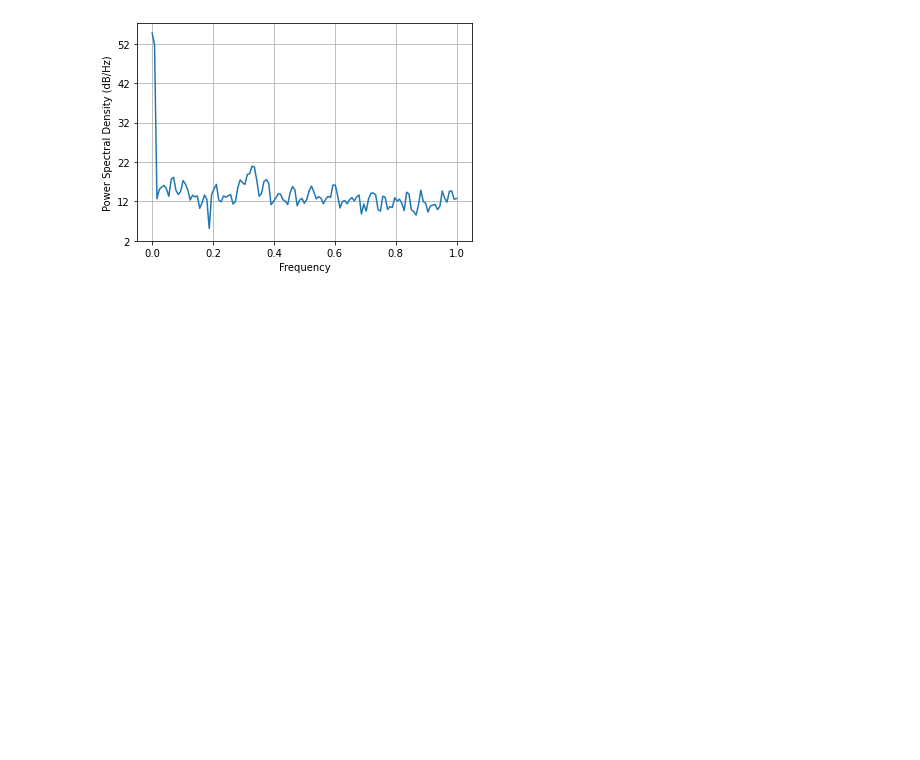
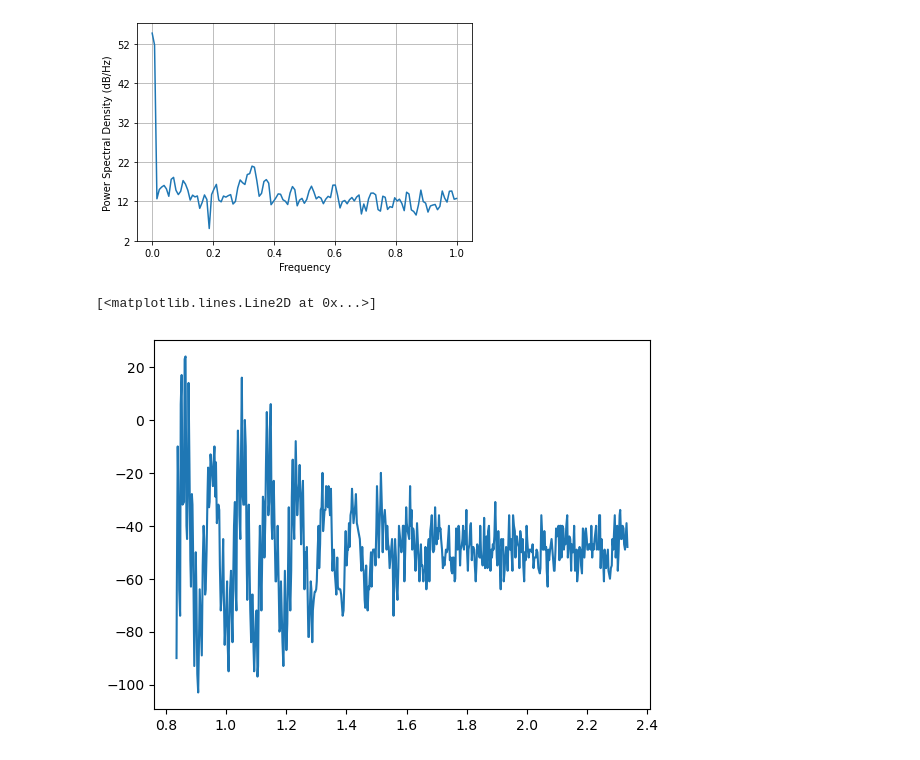
Before and after one commit to liuyiqiandrew/flexure_exp_proj, a Jupyter notebook: analysis/analysis.ipynb, the cells around one changed output. Saved outputs shown, nothing was run; the diff lists cells and outputs as text; code cells hidden in the pictures; blank space fills up the shorter version.

```diff
--- a/analysis/analysis.ipynb
+++ b/analysis/analysis.ipynb
@@ -149,3 +329,8 @@ for color in ('red', 'blue'):
     start = hit_ind + cut_seg
     end = start + valid_seg
     selected_seg = tmp_data[start:end]
+# %%
+plt.plot(t, y)
+# %% [output]
+[<matplotlib.lines.Line2D at 0x...>]
+[figure, added]
```
Also changed, not shown: parts of 15 cells of this notebook.
